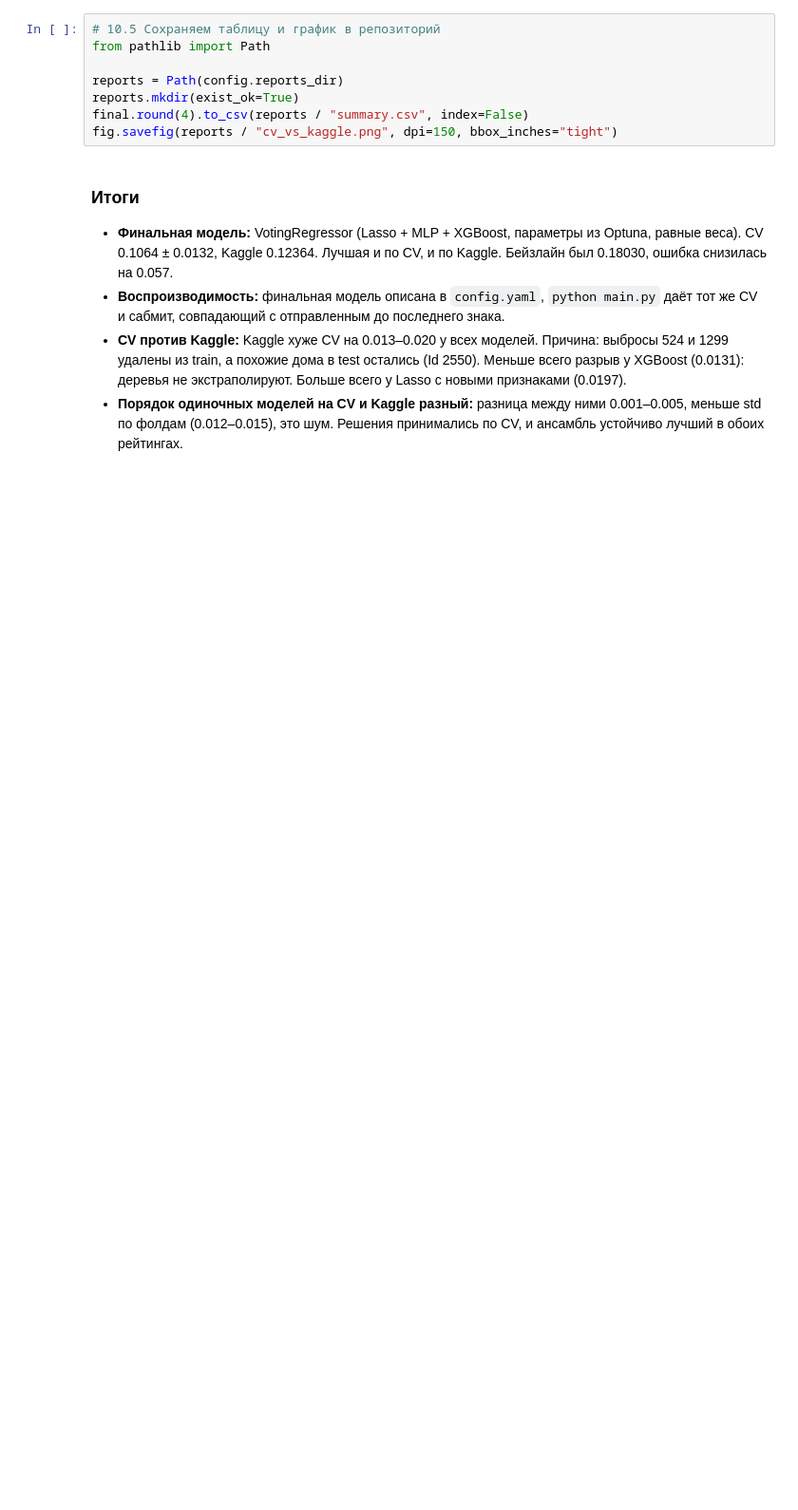
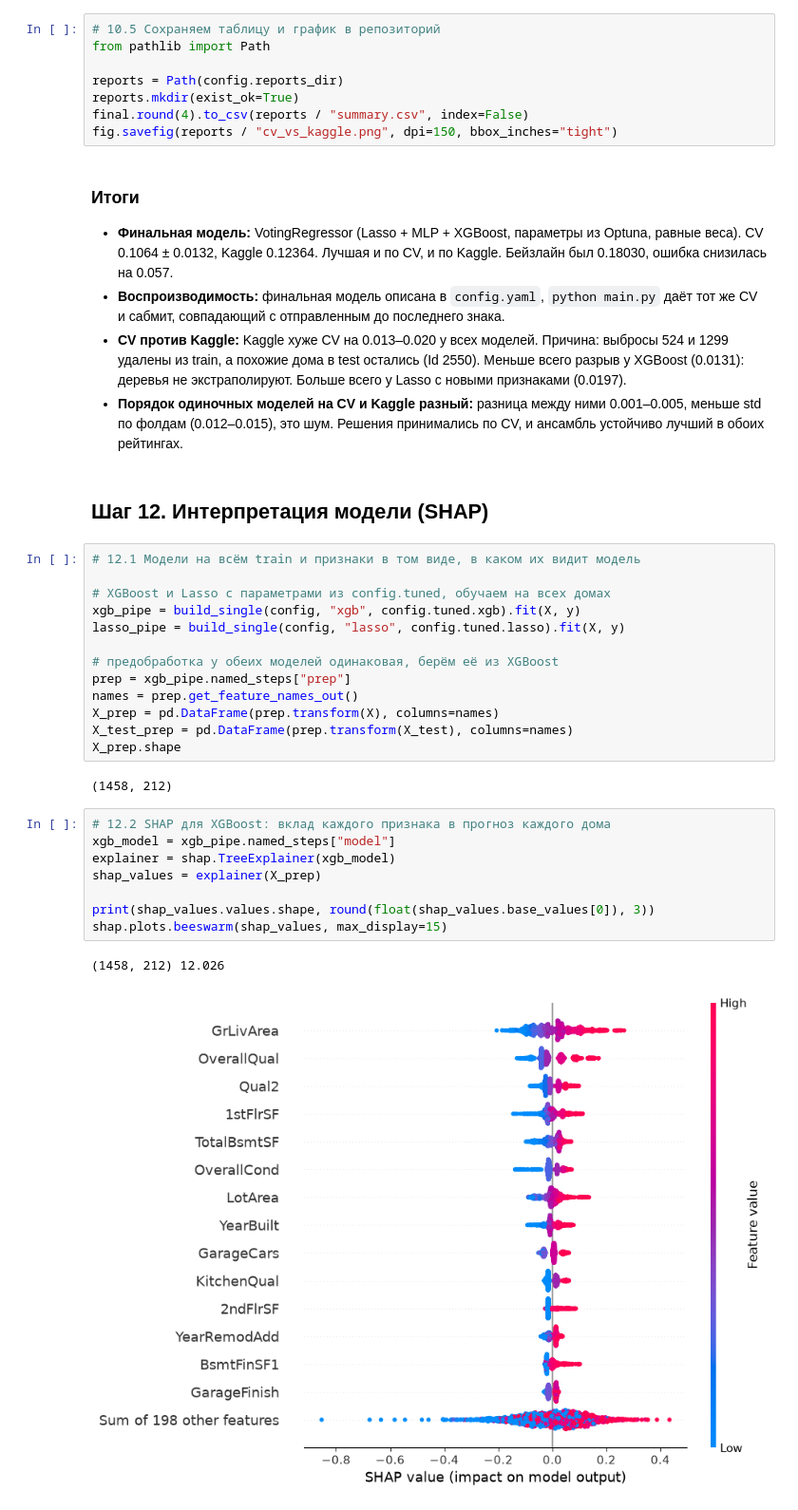
Before and after one commit to dakrilo/kaggle-house-prices, a Jupyter notebook: experiments.ipynb, the cells around one changed output. Shown at 95% size. Saved outputs shown, nothing was run; the diff lists cells and outputs as text; blank space fills up the shorter version.

Commit message:
SHAP interpretation: XGBoost feature effects, house 2550 explained for XGBoost vs Lasso

```diff
--- a/experiments.ipynb
+++ b/experiments.ipynb
@@ -810,3 +811,31 @@ fig.savefig(reports / "cv_vs_kaggle.png", dpi=150, bbox_inches="tight")
 - **Воспроизводимость:** финальная модель описана в `config.yaml`, `python main.py` даёт тот же CV и сабмит, совпадающий с отправленным до последнего знака.
 - **CV против Kaggle:** Kaggle хуже CV на 0.013–0.020 у всех моделей. Причина: выбросы 524 и 1299 удалены из train, а похожие дома в test остались (Id 2550). Меньше всего разрыв у XGBoost (0.0131): деревья не экстраполируют. Больше всего у Lasso с новыми признаками (0.0197).
 - **Порядок одиночных моделей на CV и Kaggle разный:** разница между ними 0.001–0.005, меньше std по фолдам (0.012–0.015), это шум. Решения принимались по CV, и ансамбль устойчиво лучший в обоих рейтингах.
+# %% [markdown]
+## Шаг 12. Интерпретация модели (SHAP)
+# %%
+# 12.1 Модели на всём train и признаки в том виде, в каком их видит модель
+
+# XGBoost и Lasso с параметрами из config.tuned, обучаем на всех домах
+xgb_pipe = build_single(config, "xgb", config.tuned.xgb).fit(X, y)
+lasso_pipe = build_single(config, "lasso", config.tuned.lasso).fit(X, y)
+
+# предобработка у обеих моделей одинаковая, берём её из XGBoost
+prep = xgb_pipe.named_steps["prep"]
+names = prep.get_feature_names_out()
+X_prep = pd.DataFrame(prep.transform(X), columns=names)
+X_test_prep = pd.DataFrame(prep.transform(X_test), columns=names)
+X_prep.shape
+# %% [output]
+(1458, 212)
+# %%
+# 12.2 SHAP для XGBoost: вклад каждого признака в прогноз каждого дома
+xgb_model = xgb_pipe.named_steps["model"]
+explainer = shap.TreeExplainer(xgb_model)
+shap_values = explainer(X_prep)
+
+print(shap_values.values.shape, round(float(shap_values.base_values[0]), 3))
+shap.plots.beeswarm(shap_values, max_display=15)
+# %% [output]
+(1458, 212) 12.026
+[figure, added]
```
Also changed, not shown: parts of 3 cells of this notebook, 7 other files.
